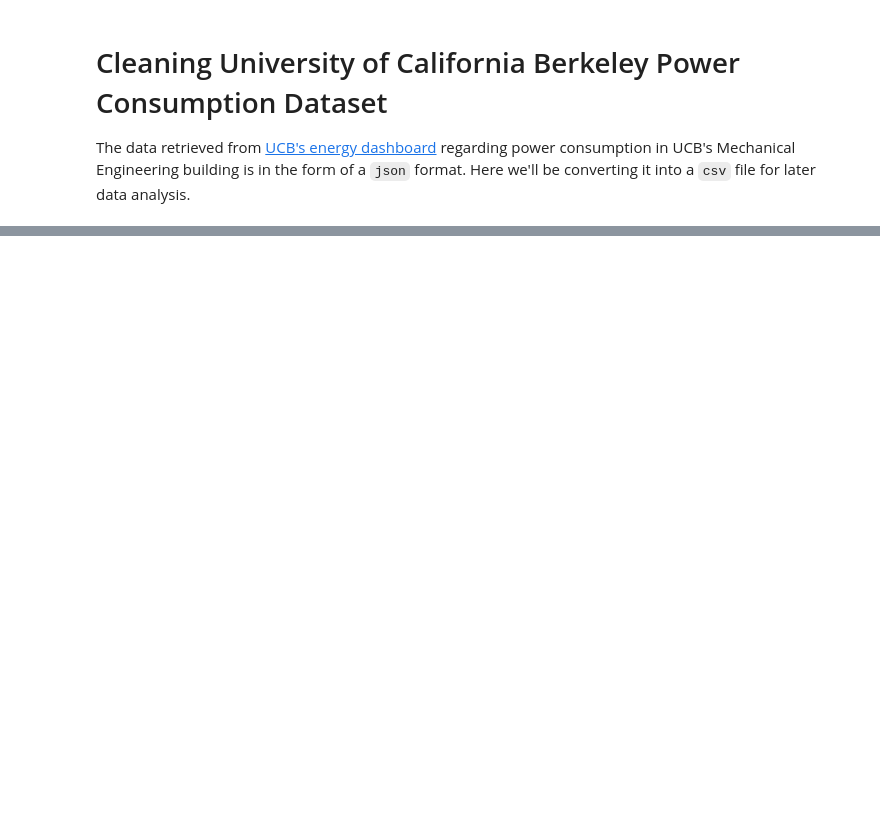
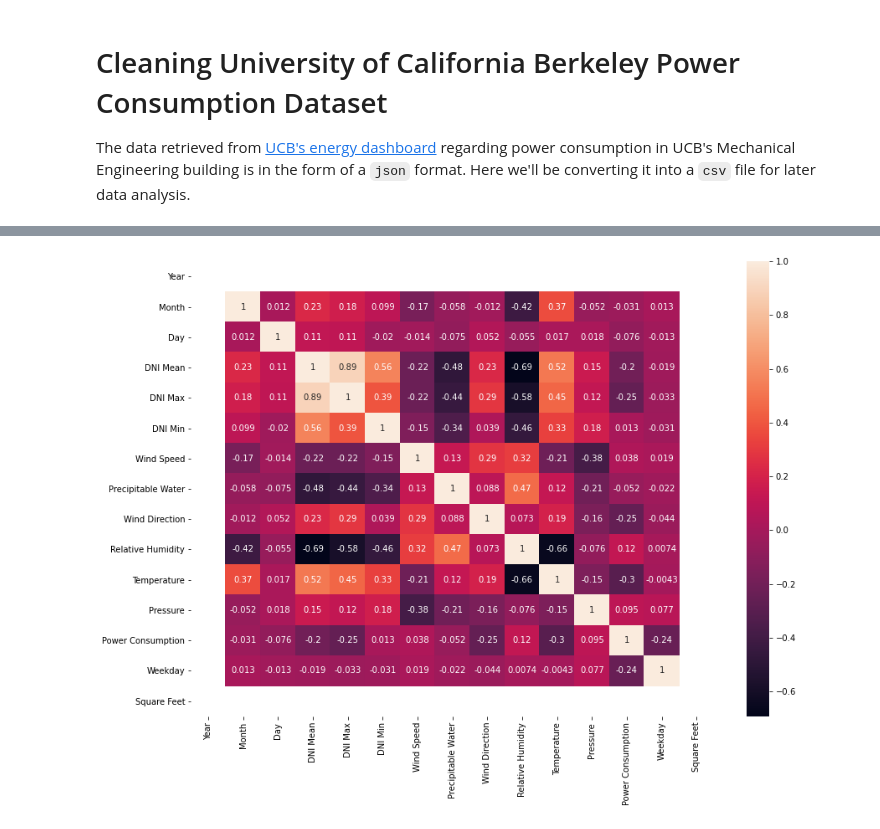
Before and after one commit to A-Wadhwani/ME597-Project, a Jupyter notebook: UCB_Multi_Data_Cleaning.ipynb, the cells around one changed output, grey strips where cells are left out. Cells and saved outputs as stored; diff of their text form; code cells hidden in the pictures; blank space fills up the shorter version.

```diff
--- a/UCB_Multi_Data_Cleaning.ipynb
+++ b/UCB_Multi_Data_Cleaning.ipynb
@@ -170,0 +154,8 @@ plt.show()
+# %%
+#Analysis of a single building's data
+df1 = df[df['Building Name'] == "Etcheverry Hall"]
+plt.figure(figsize=(14,10))
+sns.heatmap(df1.corr(), annot=True)
+plt.show()
+# %% [output]
+[figure, added]
```
Also changed, not shown: parts of 8 cells of this notebook, 18 other files.
